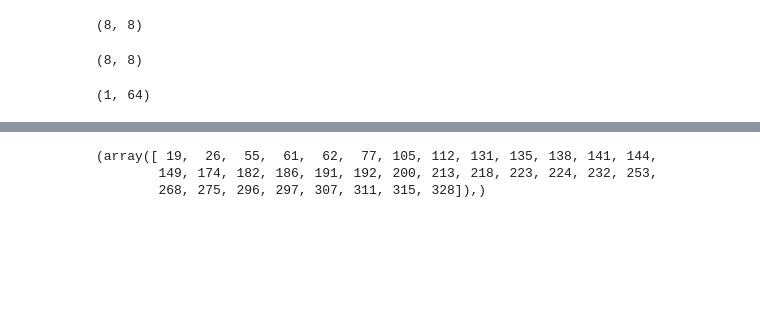
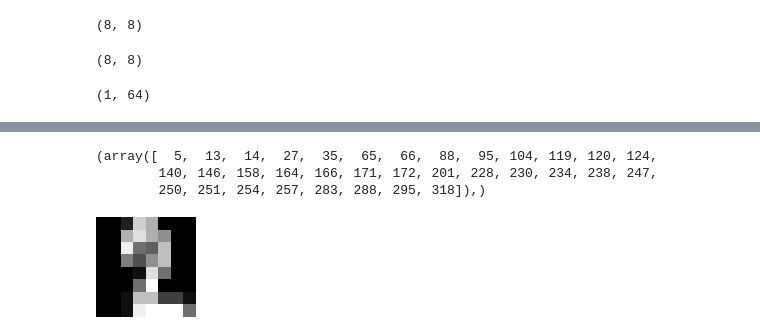
Before and after one commit to daniel-falk/ai-ml-principles-exercises, a Jupyter notebook: ML-training/cv-crash-course/Digit_classification_sklearn1.ipynb, the cells around one changed output, grey strips where cells are left out. Cells and saved outputs as stored; diff of their text form; code cells hidden in the pictures; blank space fills up the shorter version.

```diff
--- a/ML-training/cv-crash-course/Digit_classification_sklearn1.ipynb
+++ b/ML-training/cv-crash-course/Digit_classification_sklearn1.ipynb
@@ -173,6 +169,10 @@ array([1])
 # %%
-np.where(y_test == 1)
+np.where(y_test == 2)
 # %% [output]
-(array([ 19,  26,  55,  61,  62,  77, 105, 112, 131, 135, 138, 141, 144,
-        149, 174, 182, 186, 191, 192, 200, 213, 218, 223, 224, 232, 253,
-        268, 275, 296, 297, 307, 311, 315, 328]),)
+(array([  5,  13,  14,  27,  35,  65,  66,  88,  95, 104, 119, 120, 124,
+        140, 146, 158, 164, 166, 171, 172, 201, 228, 230, 234, 238, 247,
+        250, 251, 254, 257, 283, 288, 295, 318]),)
+# %%
+Image.fromarray((X_test[13].reshape((8,8)) / 16 * 255).astype(np.uint8), "L").resize((100,100), resample=Image.NEAREST)
+# %% [output]
+[figure, added]
```
Also changed, not shown: parts of 16 cells of this notebook.
